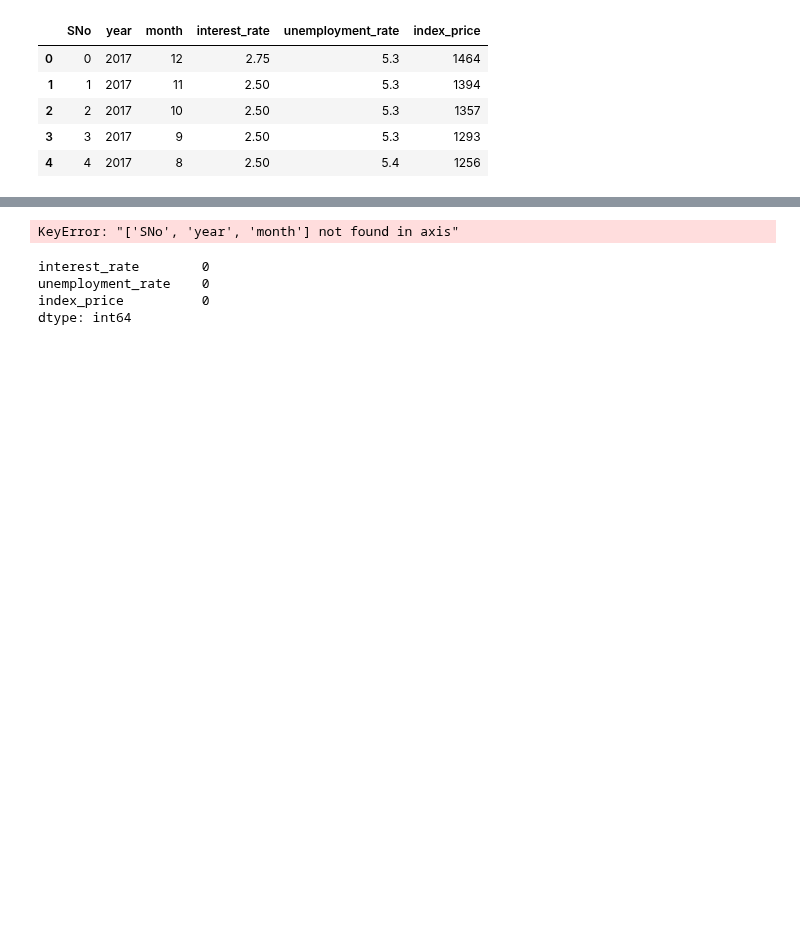
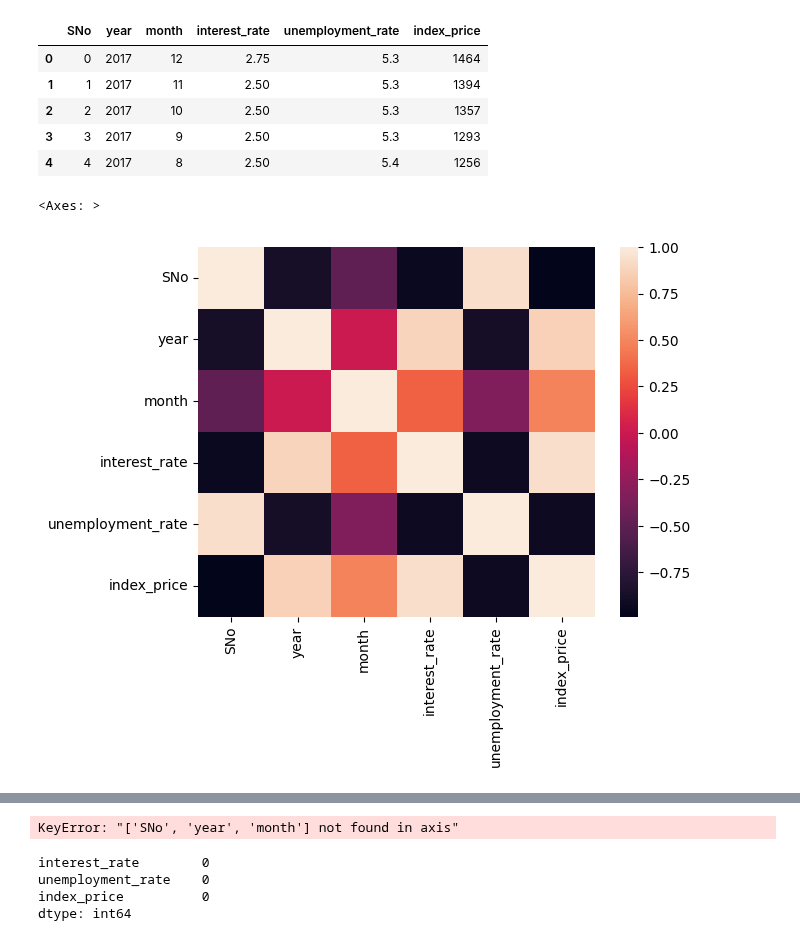
Before and after one commit to Mahadev1729/MLrn, a Jupyter notebook: Regression/multiple_linear_regression.ipynb, the cells around one changed output, grey strips where cells are left out. Drawn from its saved outputs; the diff is of its cells as text; code cells hidden in the pictures; blank space fills up the shorter version.

```diff
--- a/Regression/multiple_linear_regression.ipynb
+++ b/Regression/multiple_linear_regression.ipynb
@@ -16,3 +16,8 @@ df_index.head(5)
 | 2 | 2 | 2017 | 10 | 2.50 | 5.3 | 1357 |
 | 3 | 3 | 2017 | 9 | 2.50 | 5.3 | 1293 |
 | 4 | 4 | 2017 | 8 | 2.50 | 5.4 | 1256 |
+# %%
+sns.heatmap(df_index.corr())
+# %% [output]
+<Axes: >
+[figure, added]
```
Also changed, not shown: parts of 7 cells of this notebook, 1 other file.
